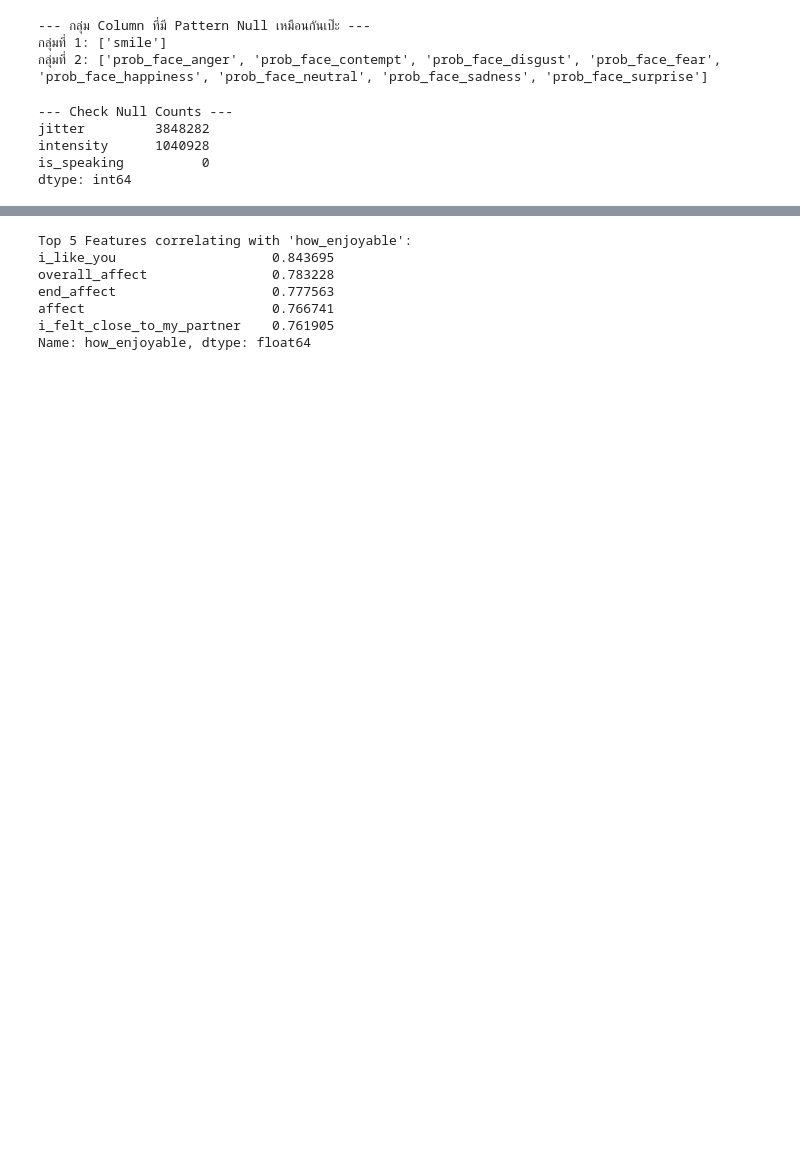
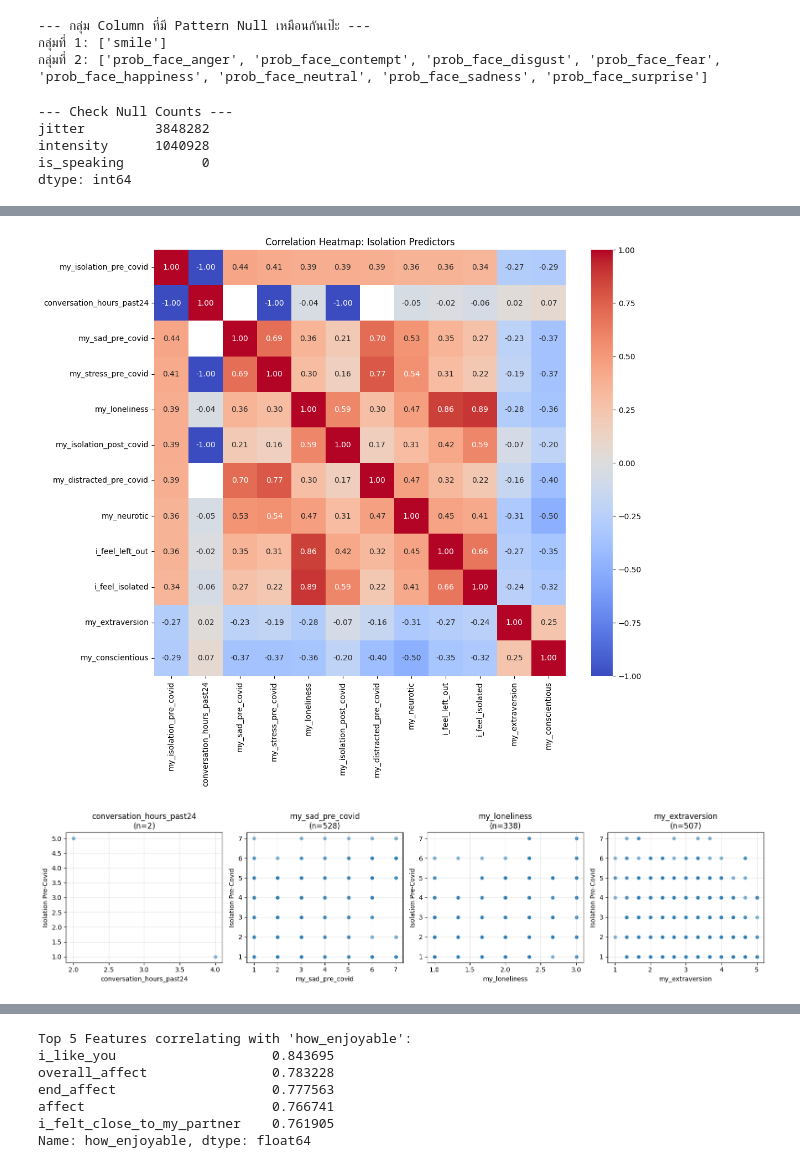
Before and after one commit to kup-kup/candor-corpus-visualization, a Jupyter notebook: main.ipynb, the cells around one changed output, grey strips where cells are left out. Cells and saved outputs as stored; diff of their text form; code cells hidden in the pictures; blank space fills up the shorter version.

```diff
--- a/main.ipynb
+++ b/main.ipynb
@@ -80,0 +390,59 @@ user_avg_speaking_df.head()
+# %%
+import matplotlib.pyplot as plt
+import seaborn as sns
+
+# 1. รายชื่อตัวแปรที่คุณคัดมา (เรียงตามความแรง)
+selected_vars = [
+    'my_isolation_pre_covid',      # Target
+    'conversation_hours_past24',   # ตัวต้องสงสัย (-1.0)
+    'my_sad_pre_covid',
+    'my_stress_pre_covid',
+    'my_loneliness',
+    'my_isolation_post_covid',
+    'my_distracted_pre_covid',
+    'my_neurotic',
+    'i_feel_left_out',
+    'i_feel_isolated',
+    'my_extraversion',
+    'my_conscientious'
+]
+
+# กรองเฉพาะที่มีใน df จริง
+cols_to_plot = [c for c in selected_vars if c in df.columns]
+
+# --- PART A: Heatmap ดูภาพรวม ---
+plt.figure(figsize=(12, 10))
+correlation_matrix = df[cols_to_plot].corr()
+sns.heatmap(correlation_matrix, annot=True, cmap='coolwarm', fmt=".2f", center=0)
+plt.title("Correlation Heatmap: Isolation Predictors")
+plt.show()
+
+# --- PART B: เจาะดู Scatter Plot ของตัวท็อปๆ ---
+# เราจะดู 4 ตัวแรกที่สัมพันธ์แรงที่สุด
+top_predictors = [
+    'conversation_hours_past24', # อยากเห็นหน้าตาตัวนี้
+    'my_sad_pre_covid',          # สัมพันธ์บวก
+    'my_loneliness',             # สัมพันธ์บวก
+    'my_extraversion'            # สัมพันธ์ลบ
+]
+
+plt.figure(figsize=(16, 4))
+for i, col in enumerate(top_predictors):
+    if col in df.columns:
+        plt.subplot(1, 4, i+1)
+
+        # Plot จุด
+        sns.scatterplot(x=df[col], y=df['my_isolation_pre_covid'], alpha=0.6)
+
+        # *เช็คจำนวนจุดข้อมูล* (สำคัญสำหรับตัว -1.0)
+        valid_data_count = df[[col, 'my_isolation_pre_covid']].dropna().shape[0]
+
+        plt.title(f"{col}\n(n={valid_data_count})")
+        plt.ylabel("Isolation Pre-Covid")
+        plt.grid(True, alpha=0.3)
+
+plt.tight_layout()
+plt.show()
+# %% [output]
+[figure, added]
+[figure, added]
```
Also changed, not shown: parts of 47 cells of this notebook.
